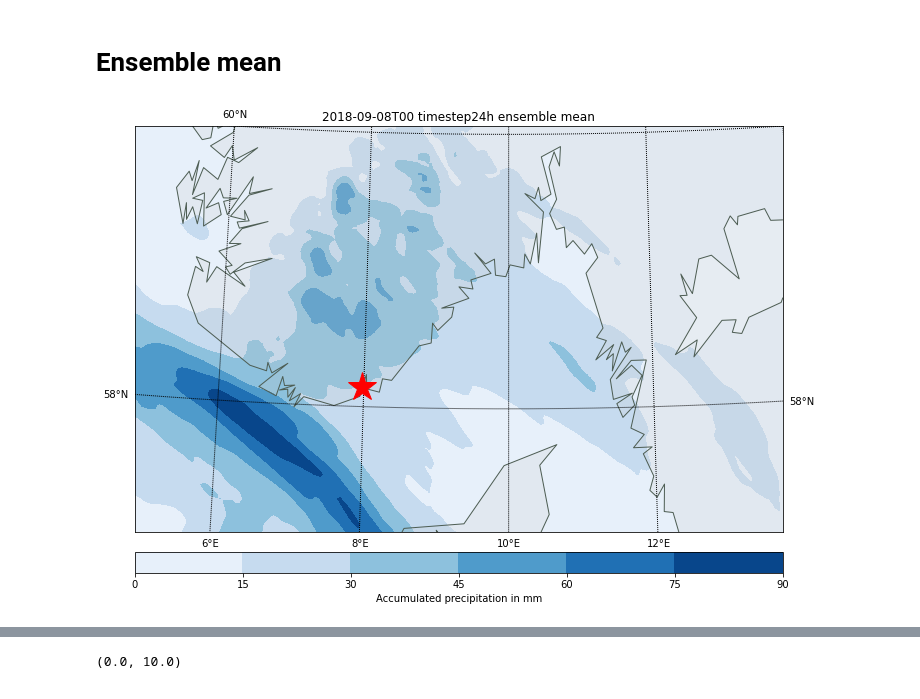
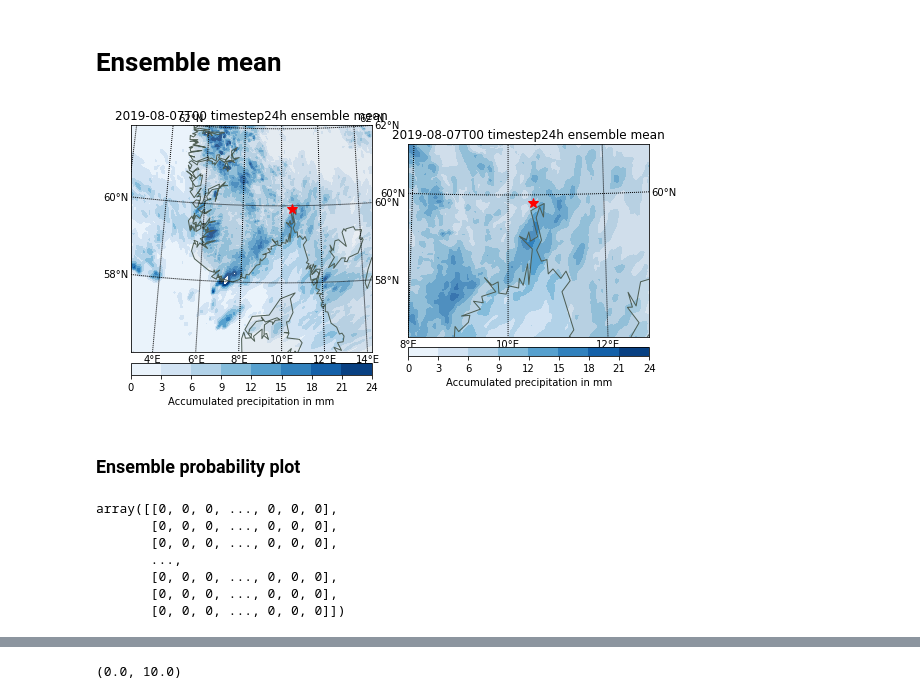
Before and after one commit to eirikngard/GEO4902, a Jupyter notebook: Precipitation_exercise.ipynb, the cells around one changed output, grey strips where cells are left out. Drawn from its saved outputs; the diff is of its cells as text; code cells hidden in the pictures.

```diff
--- a/Precipitation_exercise.ipynb
+++ b/Precipitation_exercise.ipynb
@@ -70,7 +79,7 @@ ax = plt.subplot(111)
 m = Basemap(projection='stere',
             boundinglat=60, lon_0=10, lat_0=60.4,
             resolution='l',
-            llcrnrlat= 57.0, urcrnrlat=60.0, llcrnrlon=5.0, urcrnrlon=14.0)
+            llcrnrlat= 58.5, urcrnrlat=60.5, llcrnrlon=8.0, urcrnrlon=13.0)
 
 ax = plt.subplot(gs[0],aspect='equal')
 m.drawcoastlines(color='#4D5D53'); m.fillcontinents(alpha=0.2)
@@ -115,0 +129,11 @@ cbar.set_label('Accumulated precipitation in mm')
+# %%
+'''
+Create ensemble mean
+'''
+timestep_1=24
+mlevel=0
+
+members = np.arange(0,10,1) #10 ensemble memers
+ensemble = []
+for i in range(len(members)):
+  ensemble.append(f.precipitation_amount_acc[timestep_1,mlevel,i,:,:])
@@ -116,31 +160,55 @@ cbar.set_label('Accumulated precipitation in mm')
 # %% [markdown]
 # Ensemble mean
+# %%
+precip1 = f.precipitation_amount_acc.isel(time = timestep_1, height0 = 0)
+precip_mean = precip1.mean(dim = 'ensemble_member')
 # %%
-fig = plt.figure(figsize=(10,10)) #11.7
+fig = plt.figure(figsize=(8,6)) #11.7
 fig.tight_layout()
-#gs = gridspec.GridSpec(1,2)
+gs = gridspec.GridSpec(1,2)
 timestep_1 = 24
 plt.subplots_adjust(left=0.05, right=0.95, top=0.90, bottom=0.05, wspace=0.15, hspace=0.05)
 ax = plt.subplot(111)
+
+ax = plt.subplot(gs[0],aspect='equal')
 m = Basemap(projection='stere',
             boundinglat=60, lon_0=10, lat_0=60.4,
             resolution='l',
-            llcrnrlat= 57.0, urcrnrlat=60.0, llcrnrlon=5.0, urcrnrlon=14.0)
-precip1 = forecast_1.precipitation_amount_acc.isel(time = timestep_1, height0 = 0)
-precip_mean = precip1.mean(dim = 'ensemble_member')
-#ax = plt.subplot(gs[4],aspect='equal')
+            llcrnrlat= 56, urcrnrlat=62, llcrnrlon=3.0, urcrnrlon=15.0)
+
 m.drawcoastlines(color='#4D5D53'); m.fillcontinents(alpha=0.2)
 parallels = np.arange(0.,90,2); m.drawparallels(parallels,labels=[1,1,1,0],fontsize=10)
 meridians = np.arange(0.,360.,2); m.drawmeridians(meridians,labels=[0,0,0,1],latmax=80,fontsize=10)
-x, y = m(np.array(forecast_1.longitude),np.array(forecast_1.latitude))               # compute map proj coordinates.
-cs=m.contourf(x,y,np.array(precip_mean[:,:]),cmap=plt.cm.Blues,extemd='max')
-#a, b = m(58,8)#58.142814, 7.977978)
-#m.plot(b,a, 'ok', markersize=50)
-NYClat, NYClon = 58.142814, 7.977978 #40.7127, -74.0059
+x, y = m(np.array(f.longitude),np.array(f.latitude))               # compute map proj coordinates.
+cs=m.contourf(x,y,np.array(precip_mean[:,:]),cmap=plt.cm.Blues,extemd='max',levels=np.arange(0,25,3))
+
+NYClat, NYClon = 59.914283, 10.530514 #bærum
 xpt, ypt = m(NYClon, NYClat)
-m.plot(xpt, ypt, 'c*',color='r', markersize=30)
-plt.title (np.datetime_as_string(forecast_1.time[timestep_1],unit='h')+" timestep"+str(timestep_1)+"h ensemble mean")
+m.plot(xpt, ypt, 'c*',color='r', markersize=10)
+plt.title (np.datetime_as_string(f.time[timestep_1],unit='h')+" timestep"+str(timestep_1)+"h ensemble mean")
 cbar = m.colorbar(cs,location='bottom',pad="5%")
 cbar.set_label('Accumulated precipitation in mm')
+
+#########
+ax = plt.subplot(gs[1],aspect='equal')
+m = Basemap(projection='stere',
+            boundinglat=60, lon_0=10, lat_0=60.4,
+            resolution='l',
+            llcrnrlat= 58.5, urcrnrlat=60.5, llcrnrlon=8.0, urcrnrlon=13.0)
+
+m.drawcoastlines(color='#4D5D53'); m.fillcontinents(alpha=0.2)
+parallels = np.arange(0.,90,2); m.drawparallels(parallels,labels=[1,1,1,0],fontsize=10)
+meridians = np.arange(0.,360.,2); m.drawmeridians(meridians,labels=[0,0,0,1],latmax=80,fontsize=10)
+x, y = m(np.array(f.longitude),np.array(f.latitude))               # compute map proj coordinates.
+cs=m.contourf(x,y,np.array(precip_mean[:,:]),cmap=plt.cm.Blues,extemd='max',levels=np.arange(0,25,3))
+
+NYClat, NYClon = 59.914283, 10.530514 #bærum
+xpt, ypt = m(NYClon, NYClat)
+m.plot(xpt, ypt, 'c*',color='r', markersize=10)
+plt.title (np.datetime_as_string(f.time[timestep_1],unit='h')+" timestep"+str(timestep_1)+"h ensemble mean")
+cbar = m.colorbar(cs,location='bottom',pad="5%")
+cbar.set_label('Accumulated precipitation in mm')
 # %% [output]
-[figure, old version]
+[figure, new version]
+# %% [markdown]
+### Ensemble probability plot
@@ -146,0 +220,15 @@ cbar.set_label('Accumulated precipitation in mm')
+# %%
+count = []
+for i in ensemble:
+  a = np.where(i>2,1,0)
+  count.append(a)
+asum = sum(count)
+asum
+# %% [output]
+array([[0, 0, 0, ..., 0, 0, 0],
+       [0, 0, 0, ..., 0, 0, 0],
+       [0, 0, 0, ..., 0, 0, 0],
+       ...,
+       [0, 0, 0, ..., 0, 0, 0],
+       [0, 0, 0, ..., 0, 0, 0],
+       [0, 0, 0, ..., 0, 0, 0]])
```
Also changed, not shown: parts of 17 cells of this notebook.
